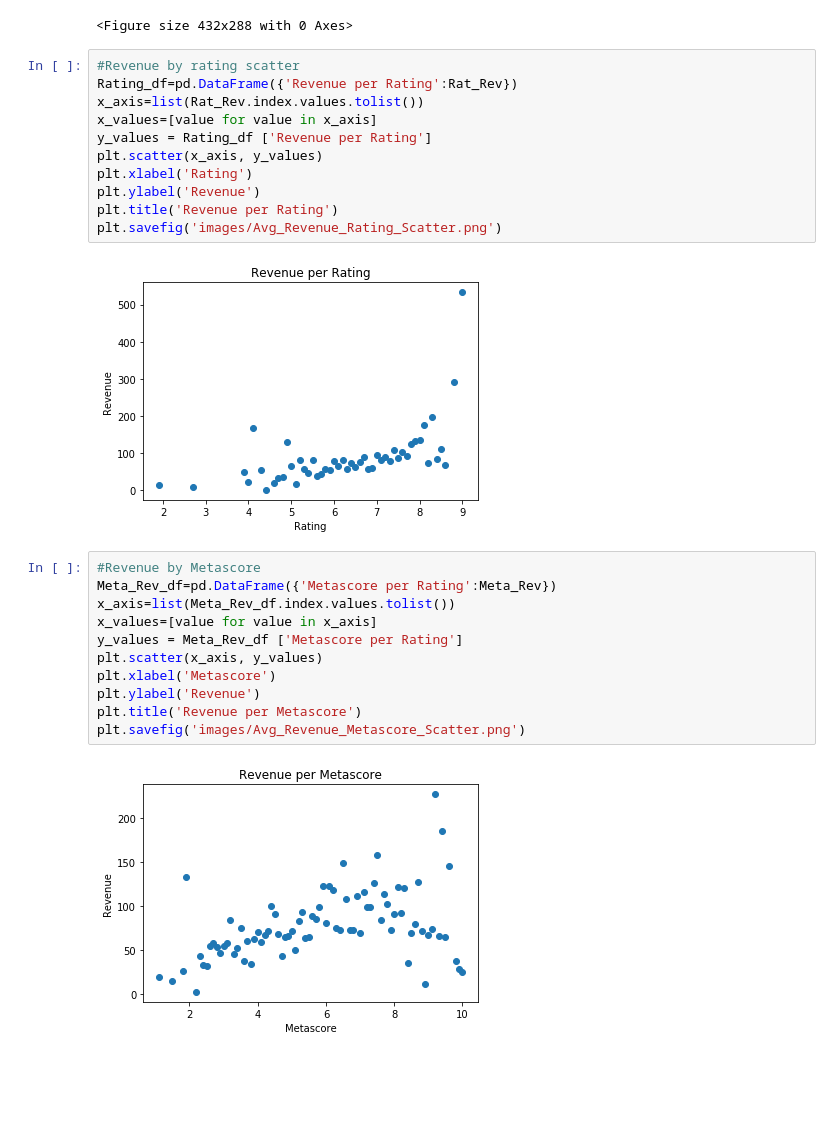
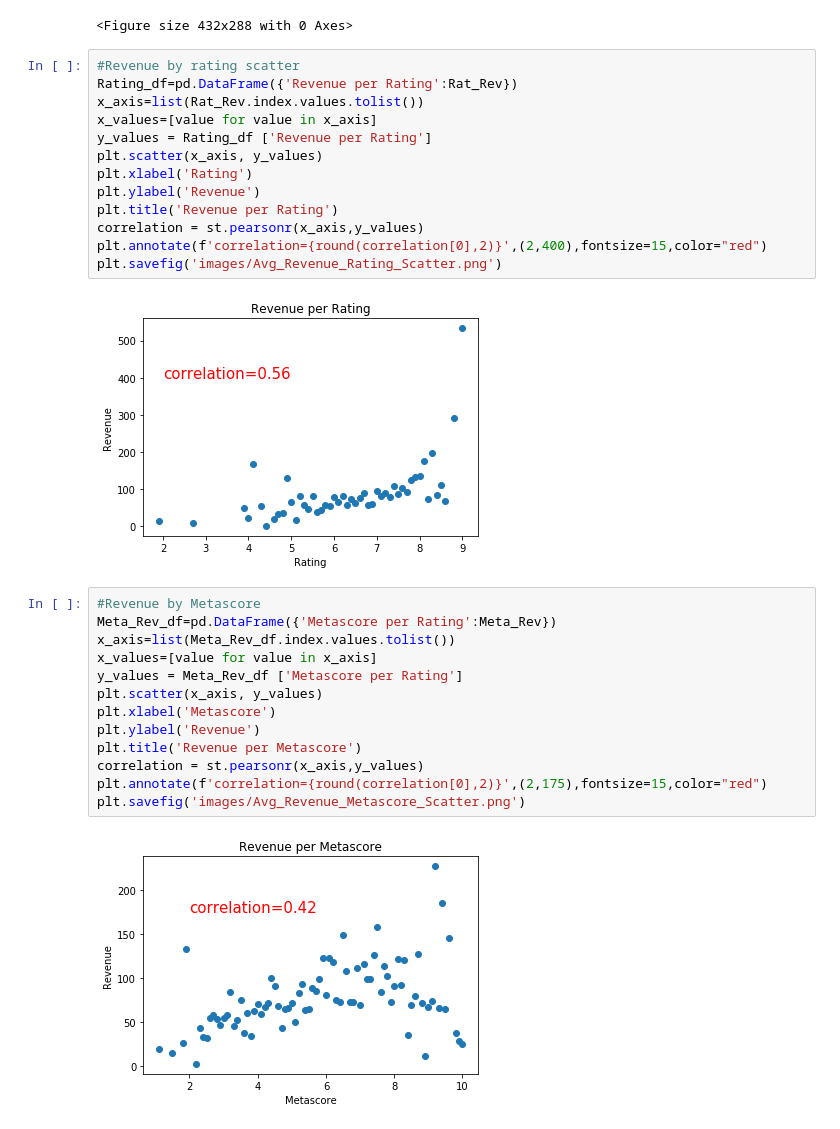
Before and after one commit to Abno-Distro-Group/final_project, a Jupyter notebook: Data Analysis and Visulations.ipynb, the cells around one changed output. Drawn from its saved outputs; the diff is of its cells as text; blank space fills up the shorter version.

Commit message:
updated_graphs

```diff
--- a/Data Analysis and Visulations.ipynb
+++ b/Data Analysis and Visulations.ipynb
@@ -229,16 +229,18 @@ fig.savefig('images/Avg_Metascore_Rating.png')
 # %%
 #Revenue by rating scatter
 Rating_df=pd.DataFrame({'Revenue per Rating':Rat_Rev})
 x_axis=list(Rat_Rev.index.values.tolist())
 x_values=[value for value in x_axis]
 y_values = Rating_df ['Revenue per Rating']
 plt.scatter(x_axis, y_values)
 plt.xlabel('Rating')
 plt.ylabel('Revenue')
 plt.title('Revenue per Rating')
+correlation = st.pearsonr(x_axis,y_values)
+plt.annotate(f'correlation={round(correlation[0],2)}',(2,400),fontsize=15,color="red")
 plt.savefig('images/Avg_Revenue_Rating_Scatter.png')
 # %% [output]
-[figure, old version]
+[figure, new version]
 # %%
 #Revenue by Metascore
 Meta_Rev_df=pd.DataFrame({'Metascore per Rating':Meta_Rev})
@@ -249,6 +251,8 @@ plt.scatter(x_axis, y_values)
 plt.xlabel('Metascore')
 plt.ylabel('Revenue')
 plt.title('Revenue per Metascore')
+correlation = st.pearsonr(x_axis,y_values)
+plt.annotate(f'correlation={round(correlation[0],2)}',(2,175),fontsize=15,color="red")
 plt.savefig('images/Avg_Revenue_Metascore_Scatter.png')
 # %% [output]
-[figure, old version]
+[figure, new version]
```
Also changed, not shown: 2 other files.
